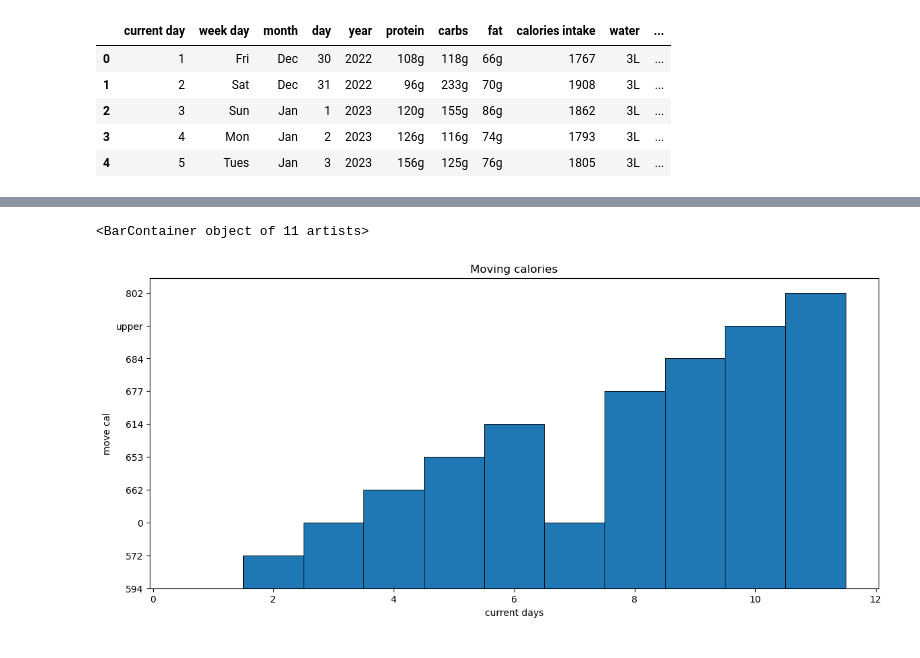
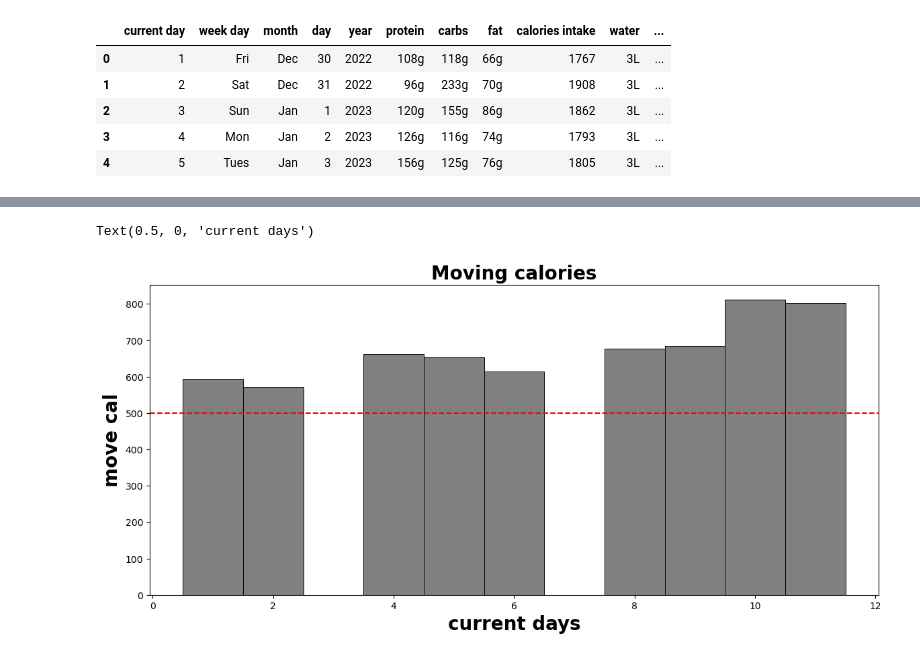
Before and after one commit to AnastasiiaAsti/py_tracker, a Jupyter notebook: tracker.ipynb, the cells around one changed output, grey strips where cells are left out. Drawn from its saved outputs; the diff is of its cells as text; code cells hidden in the pictures.

```diff
--- a/tracker.ipynb
+++ b/tracker.ipynb
@@ -44,10 +44,18 @@ data.sort_values(by=['move cal'])
-# %%
-fig, ax = plt.subplots(figsize=(14,6))
-plt.title('Moving calories')
-plt.ylabel('move cal')
-plt.xlabel('current days')
-
-ax.bar(current_day_of_progress, move_cal, width=1, edgecolor="black", linewidth=0.7)
-# %% [output]
-<BarContainer object of 11 artists>
-[figure, removed]
+# %%
+fig, ax = plt.subplots(figsize=(14,6))
+ax.bar(current_day_of_progress, move_cal, width=1, edgecolor="black", color="grey", linewidth=0.7)
+
+font = {
+    'size': 20,
+    'fontweight': 'bold'
+}
+
+# set daily goal
+plt.axhline(y = 500, color = 'r', linestyle = '--')
+
+plt.title('Moving calories', fontdict = font)
+plt.ylabel('move cal', fontdict = font),
+plt.xlabel('current days', fontdict = font)
+# %% [output]
+Text(0.5, 0, 'current days')
+[figure, added]
```
Also changed, not shown: parts of 2 cells of this notebook.
